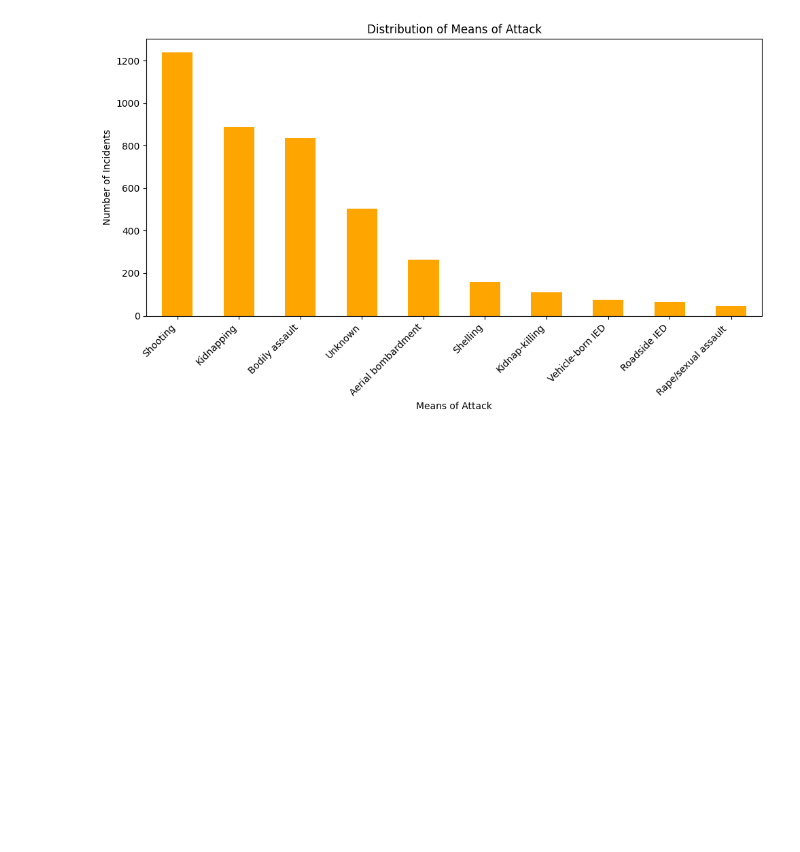
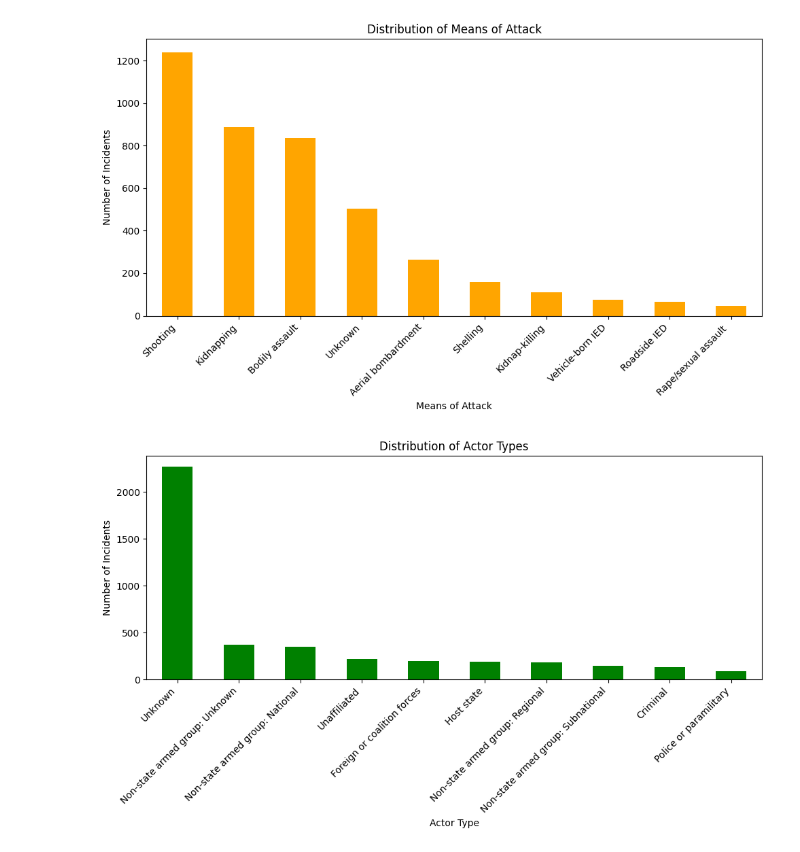
Before and after one commit to Bettenoch/security_incidence_prediction, a Jupyter notebook: df_exploration_&_analysis.ipynb, the cells around one changed output. Drawn from its saved outputs; the diff is of its cells as text; code cells hidden in the pictures; blank space fills up the shorter version.

```diff
--- a/df_exploration_&_analysis.ipynb
+++ b/df_exploration_&_analysis.ipynb
@@ -202,3 +202,15 @@ plt.savefig('means_of_attack.png')
 plt.show()
 # %% [output]
 [figure]
+# %%
+plt.figure(figsize=(10, 6))
+df['actor_type'].value_counts().head(10).plot(kind='bar', color='green')
+plt.title('Distribution of Actor Types')
+plt.xlabel('Actor Type')
+plt.ylabel('Number of Incidents')
+plt.xticks(rotation=45, ha='right')
+plt.tight_layout()
+plt.savefig('actor_type.png')
+plt.show()
+# %% [output]
+[figure, added]
```
Also changed, not shown: parts of 5 cells of this notebook.
